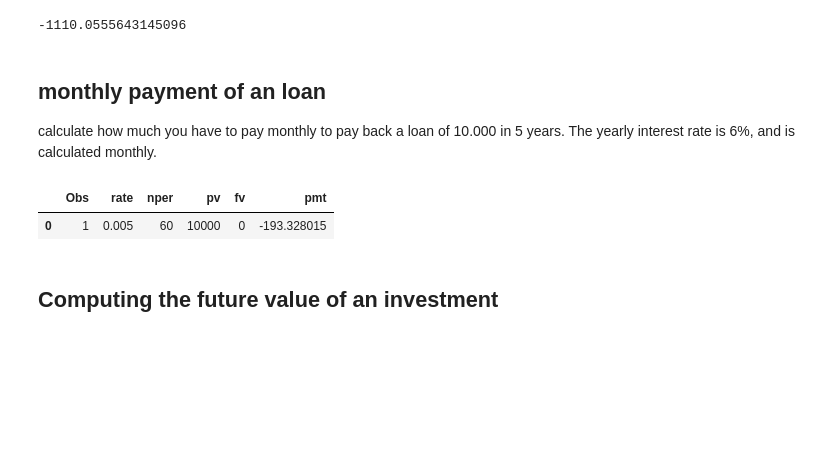
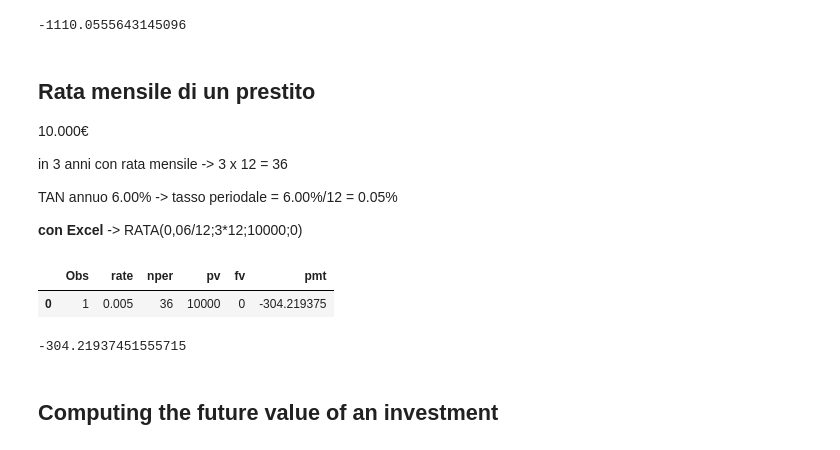
Before and after one commit to paolovolterra/MatematicaFinanziaria, a Jupyter notebook: MatematicaFinanziaria.ipynb, the cells around one changed output. Drawn from its saved outputs; the diff is of its cells as text; code cells hidden in the pictures; blank space fills up the shorter version.

```diff
--- a/MatematicaFinanziaria.ipynb
+++ b/MatematicaFinanziaria.ipynb
@@ -19,21 +12,37 @@ npf.pmt(0.085/12, 12*12, 100000)
 # %% [output]
 -1110.0555643145096
 # %% [markdown]
-## monthly payment of an loan
-calculate how much you have to pay monthly to pay back a loan of 10.000 in 5 years. The yearly interest rate is 6%, and is calculated monthly.
+## Rata mensile di un prestito
+10.000€
+
+in 3 anni con rata mensile -> 3 x 12 = 36
+
+TAN annuo 6.00% -> tasso periodale = 6.00%/12 = 0.05%
+
+**con Excel** -> RATA(0,06/12;3*12;10000;0)
 # %%
-import pandas as pd
 df = pd.DataFrame({'Obs':[1]})
 df['rate'] = 0.06/12
-df['nper'] = 60
+df['nper'] = 3*12
 df['pv'] = 10000
 df['fv'] = 0
 
 df['pmt'] = npf.pmt(df.rate, df.nper, df.pv, df.fv)
 df
 # %% [output]
 |  | Obs | rate | nper | pv | fv | pmt |
-| 0 | 1 | 0.005 | 60 | 10000 | 0 | -193.328015 |
+| 0 | 1 | 0.005 | 36 | 10000 | 0 | -304.219375 |
+# %%
+# senza dataframe
+rate = 0.06/12
+nper = 3*12
+pv = 10000
+fv = 0
+
+pmt = npf.pmt(rate, nper, pv, fv)
+pmt
+# %% [output]
+-304.21937451555715
 # %% [markdown]
 ## Computing the future value of an investment
 # %%
```
Also changed, not shown: parts of 23 cells of this notebook.
